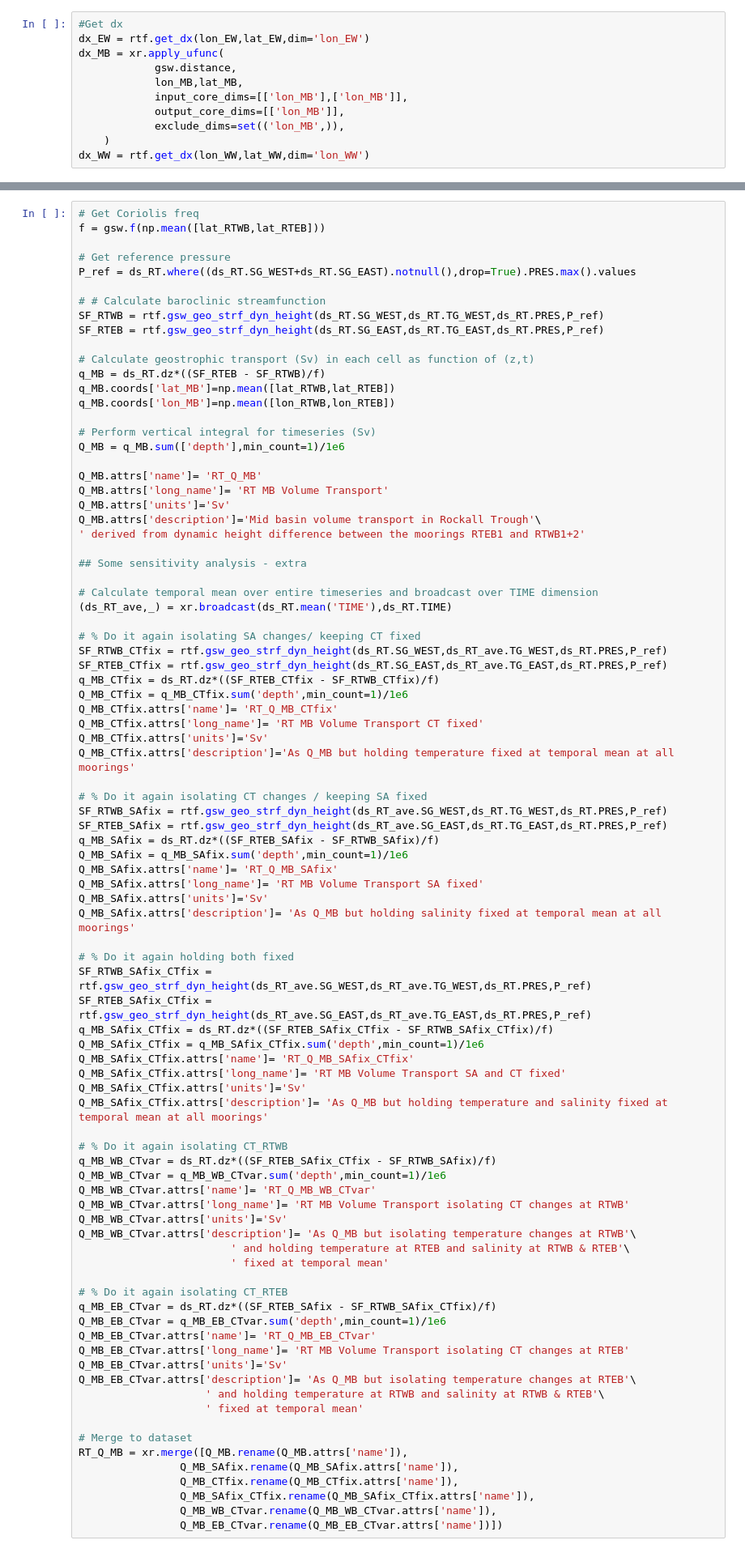
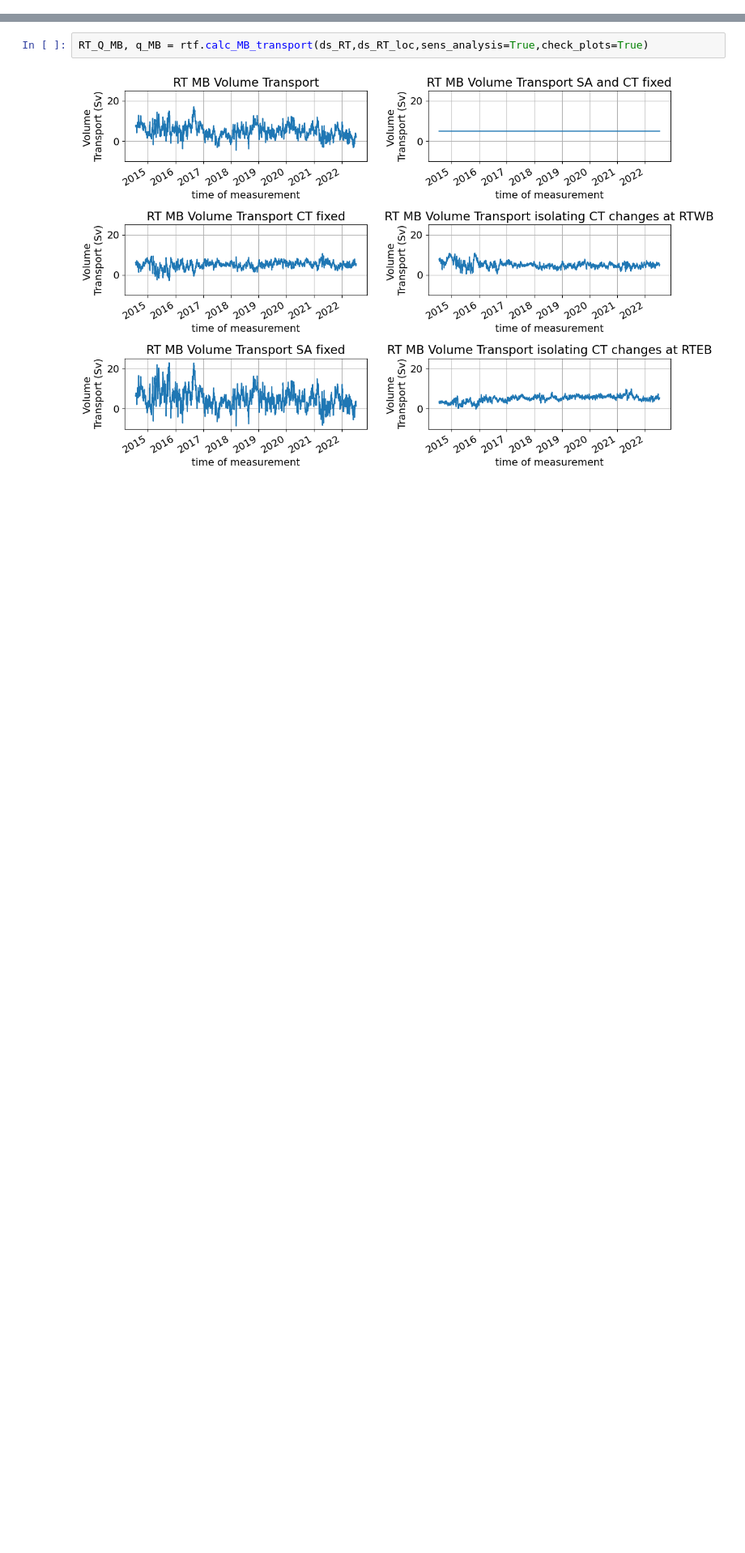
Before and after one commit to ScotMarPhys/Rockall_Trough_Transports, a Jupyter notebook: notebooks/3.0_Rockall_Trough_transports_2014_2022_v1.ipynb, the cells around one changed output, grey strips where cells are left out. Shown at 81% size. Saved outputs shown, nothing was run; the diff lists cells and outputs as text; blank space fills up the shorter version.

```diff
--- a/notebooks/3.0_Rockall_Trough_transports_2014_2022_v1.ipynb
+++ b/notebooks/3.0_Rockall_Trough_transports_2014_2022_v1.ipynb
@@ -174,11 +115,0 @@ lat_EW.coords['lon_EW']=lon_EW.values
-# %%
-#Get dx
-dx_EW = rtf.get_dx(lon_EW,lat_EW,dim='lon_EW')
-dx_MB = xr.apply_ufunc(
-            gsw.distance,
-            lon_MB,lat_MB,
-            input_core_dims=[['lon_MB'],['lon_MB']],
-            output_core_dims=[['lon_MB']],
-            exclude_dims=set(('lon_MB',)),
-    )
-dx_WW = rtf.get_dx(lon_WW,lat_WW,dim='lon_WW')
@@ -220,89 +126,6 @@ Data variables: (12/16)
 # %% [markdown]
 ## Midbasin transport based on no motion at 1760 dbar
 # %%
-# Get Coriolis freq
-f = gsw.f(np.mean([lat_RTWB,lat_RTEB]))
-
-# Get reference pressure
-P_ref = ds_RT.where((ds_RT.SG_WEST+ds_RT.SG_EAST).notnull(),drop=True).PRES.max().values
-
-# # Calculate baroclinic streamfunction
-SF_RTWB = rtf.gsw_geo_strf_dyn_height(ds_RT.SG_WEST,ds_RT.TG_WEST,ds_RT.PRES,P_ref)
-SF_RTEB = rtf.gsw_geo_strf_dyn_height(ds_RT.SG_EAST,ds_RT.TG_EAST,ds_RT.PRES,P_ref)
-
-# Calculate geostrophic transport (Sv) in each cell as function of (z,t)
-q_MB = ds_RT.dz*((SF_RTEB - SF_RTWB)/f)
-q_MB.coords['lat_MB']=np.mean([lat_RTWB,lat_RTEB])
-q_MB.coords['lon_MB']=np.mean([lon_RTWB,lon_RTEB])
-
-# Perform vertical integral for timeseries (Sv)
-Q_MB = q_MB.sum(['depth'],min_count=1)/1e6
-
-Q_MB.attrs['name']= 'RT_Q_MB'
-Q_MB.attrs['long_name']= 'RT MB Volume Transport'
-Q_MB.attrs['units']='Sv'
-Q_MB.attrs['description']='Mid basin volume transport in Rockall Trough'\
-' derived from dynamic height difference between the moorings RTEB1 and RTWB1+2'
-
-## Some sensitivity analysis - extra
-
-# Calculate temporal mean over entire timeseries and broadcast over TIME dimension
-(ds_RT_ave,_) = xr.broadcast(ds_RT.mean('TIME'),ds_RT.TIME)
-
-# % Do it again isolating SA changes/ keeping CT fixed
-SF_RTWB_CTfix = rtf.gsw_geo_strf_dyn_height(ds_RT.SG_WEST,ds_RT_ave.TG_WEST,ds_RT.PRES,P_ref)
-SF_RTEB_CTfix = rtf.gsw_geo_strf_dyn_height(ds_RT.SG_EAST,ds_RT_ave.TG_EAST,ds_RT.PRES,P_ref)
-q_MB_CTfix = ds_RT.dz*((SF_RTEB_CTfix - SF_RTWB_CTfix)/f)
-Q_MB_CTfix = q_MB_CTfix.sum('depth',min_count=1)/1e6
-Q_MB_CTfix.attrs['name']= 'RT_Q_MB_CTfix'
-Q_MB_CTfix.attrs['long_name']= 'RT MB Volume Transport CT fixed'
-Q_MB_CTfix.attrs['units']='Sv'
-Q_MB_CTfix.attrs['description']='As Q_MB but holding temperature fixed at temporal mean at all moorings'
-
-# % Do it again isolating CT changes / keeping SA fixed
-SF_RTWB_SAfix = rtf.gsw_geo_strf_dyn_height(ds_RT_ave.SG_WEST,ds_RT.TG_WEST,ds_RT.PRES,P_ref)
-SF_RTEB_SAfix = rtf.gsw_geo_strf_dyn_height(ds_RT_ave.SG_EAST,ds_RT.TG_EAST,ds_RT.PRES,P_ref)
-q_MB_SAfix = ds_RT.dz*((SF_RTEB_SAfix - SF_RTWB_SAfix)/f)
-Q_MB_SAfix = q_MB_SAfix.sum('depth',min_count=1)/1e6
-Q_MB_SAfix.attrs['name']= 'RT_Q_MB_SAfix'
-Q_MB_SAfix.attrs['long_name']= 'RT MB Volume Transport SA fixed'
-Q_MB_SAfix.attrs['units']='Sv'
-Q_MB_SAfix.attrs['description']= 'As Q_MB but holding salinity fixed at temporal mean at all moorings'
-
-# % Do it again holding both fixed
-SF_RTWB_SAfix_CTfix = rtf.gsw_geo_strf_dyn_height(ds_RT_ave.SG_WEST,ds_RT_ave.TG_WEST,ds_RT.PRES,P_ref)
-SF_RTEB_SAfix_CTfix = rtf.gsw_geo_strf_dyn_height(ds_RT_ave.SG_EAST,ds_RT_ave.TG_EAST,ds_RT.PRES,P_ref)
-q_MB_SAfix_CTfix = ds_RT.dz*((SF_RTEB_SAfix_CTfix - SF_RTWB_SAfix_CTfix)/f)
-Q_MB_SAfix_CTfix = q_MB_SAfix_CTfix.sum('depth',min_count=1)/1e6
-Q_MB_SAfix_CTfix.attrs['name']= 'RT_Q_MB_SAfix_CTfix'
-Q_MB_SAfix_CTfix.attrs['long_name']= 'RT MB Volume Transport SA and CT fixed'
-Q_MB_SAfix_CTfix.attrs['units']='Sv'
-Q_MB_SAfix_CTfix.attrs['description']= 'As Q_MB but holding temperature and salinity fixed at temporal mean at all moorings'
-
-# % Do it again isolating CT_RTWB
-q_MB_WB_CTvar = ds_RT.dz*((SF_RTEB_SAfix_CTfix - SF_RTWB_SAfix)/f)
-Q_MB_WB_CTvar = q_MB_WB_CTvar.sum('depth',min_count=1)/1e6
-Q_MB_WB_CTvar.attrs['name']= 'RT_Q_MB_WB_CTvar'
-Q_MB_WB_CTvar.attrs['long_name']= 'RT MB Volume Transport isolating CT changes at RTWB'
-Q_MB_WB_CTvar.attrs['units']='Sv'
-Q_MB_WB_CTvar.attrs['description']= 'As Q_MB but isolating temperature changes at RTWB'\
-                        ' and holding temperature at RTEB and salinity at RTWB & RTEB'\
-                        ' fixed at temporal mean'
-
-# % Do it again isolating CT_RTEB
-q_MB_EB_CTvar = ds_RT.dz*((SF_RTEB_SAfix - SF_RTWB_SAfix_CTfix)/f)
-Q_MB_EB_CTvar = q_MB_EB_CTvar.sum('depth',min_count=1)/1e6
-Q_MB_EB_CTvar.attrs['name']= 'RT_Q_MB_EB_CTvar'
-Q_MB_EB_CTvar.attrs['long_name']= 'RT MB Volume Transport isolating CT changes at RTEB'
-Q_MB_EB_CTvar.attrs['units']='Sv'
-Q_MB_EB_CTvar.attrs['description']= 'As Q_MB but isolating temperature changes at RTEB'\
-                    ' and holding temperature at RTWB and salinity at RTWB & RTEB'\
-                    ' fixed at temporal mean'
-
-# Merge to dataset
-RT_Q_MB = xr.merge([Q_MB.rename(Q_MB.attrs['name']),
-                Q_MB_SAfix.rename(Q_MB_SAfix.attrs['name']),
-                Q_MB_CTfix.rename(Q_MB_CTfix.attrs['name']),
-                Q_MB_SAfix_CTfix.rename(Q_MB_SAfix_CTfix.attrs['name']),
-                Q_MB_WB_CTvar.rename(Q_MB_WB_CTvar.attrs['name']),
-                Q_MB_EB_CTvar.rename(Q_MB_EB_CTvar.attrs['name'])])
+RT_Q_MB, q_MB = rtf.calc_MB_transport(ds_RT,ds_RT_loc,sens_analysis=True,check_plots=True)
+# %% [output]
+[figure, added]
```
Also changed, not shown: parts of 20 cells of this notebook.
